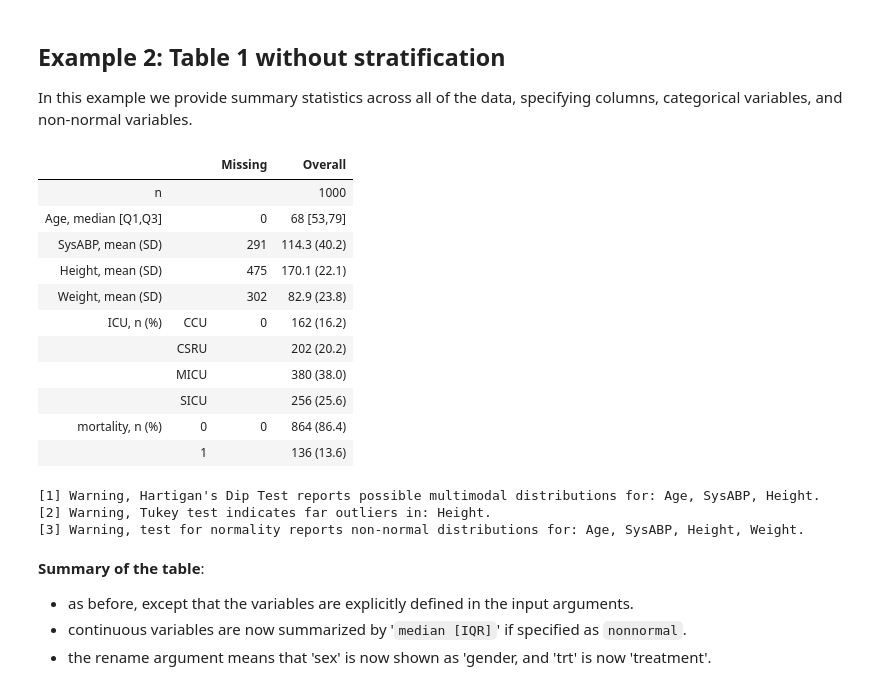
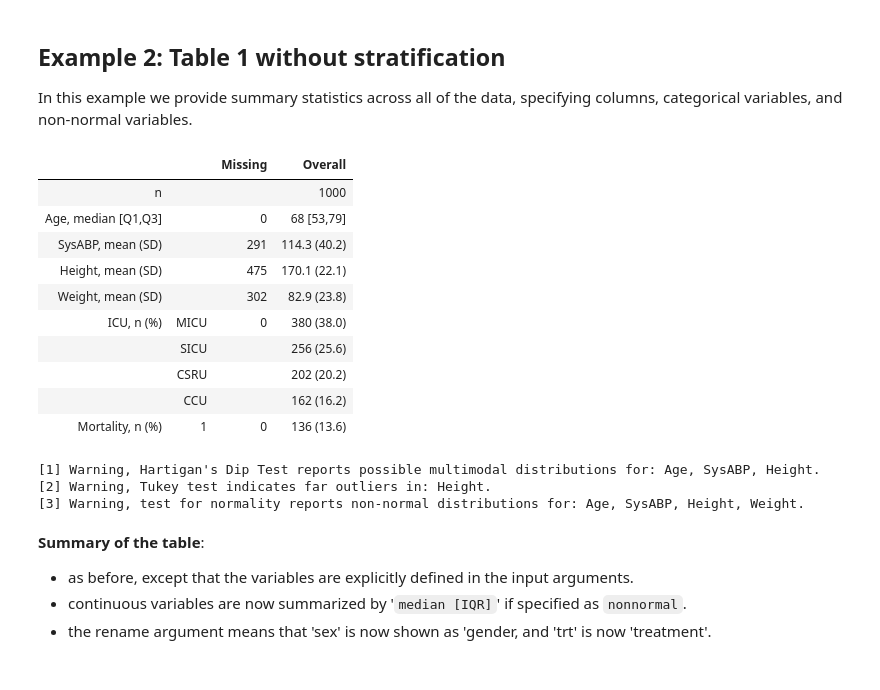
Before and after one commit to tompollard/tableone, a Jupyter notebook: tableone.ipynb, the cells around one changed output. Cells and saved outputs as stored; diff of their text form; code cells hidden in the pictures.

```diff
--- a/tableone.ipynb
+++ b/tableone.ipynb
@@ -144,36 +171,44 @@ In this example we provide summary statistics across all of the data, specifying
 # %%
 # columns to be summarized
 columns = ['Age', 'SysABP', 'Height', 'Weight', 'ICU', 'death']
 
 # columns containing categorical variables
 categorical = ['ICU', 'death']
 
 # non-normal variables
 nonnormal = ['Age']
 
+# limit the binary variable "death" to a single row
+limit = {"death": 1}
+
+# set the order of the categorical variables
+order = {"ICU": ["MICU", "SICU", "CSRU", "CCU"],
+         "death": ["1"]}
+
 # alternative labels
-labels={'death': 'mortality'}
+labels={'death': 'Mortality'}
 
 # set decimal places for age to 0
 decimals = {"Age": 0}
 
 # create tableone with the input arguments
 mytable = TableOne(data, columns=columns, categorical=categorical,
-nonnormal=nonnormal, rename=labels, label_suffix=True, decimals=decimals)
+                   nonnormal=nonnormal, rename=labels, label_suffix=True,
+                   decimals=decimals, limit=limit, order=order)
+
 mytable
 # %% [output]
 |  |  | Missing | Overall |
 | n |  |  | 1000 |
 | Age, median [Q1,Q3] |  | 0 | 68 [53,79] |
 | SysABP, mean (SD) |  | 291 | 114.3 (40.2) |
 | Height, mean (SD) |  | 475 | 170.1 (22.1) |
 | Weight, mean (SD) |  | 302 | 82.9 (23.8) |
-| ICU, n (%) | CCU | 0 | 162 (16.2) |
+| ICU, n (%) | MICU | 0 | 380 (38.0) |
+|  | SICU |  | 256 (25.6) |
 |  | CSRU |  | 202 (20.2) |
-|  | MICU |  | 380 (38.0) |
-|  | SICU |  | 256 (25.6) |
-| mortality, n (%) | 0 | 0 | 864 (86.4) |
-|  | 1 |  | 136 (13.6) |
+|  | CCU |  | 162 (16.2) |
+| Mortality, n (%) | 1 | 0 | 136 (13.6) |
 [1] Warning, Hartigan's Dip Test reports possible multimodal distributions for: Age, SysABP, Height.
 [2] Warning, Tukey test indicates far outliers in: Height.
 [3] Warning, test for normality reports non-normal distributions for: Age, SysABP, Height, Weight.
```
Also changed, not shown: parts of 6 cells of this notebook.
